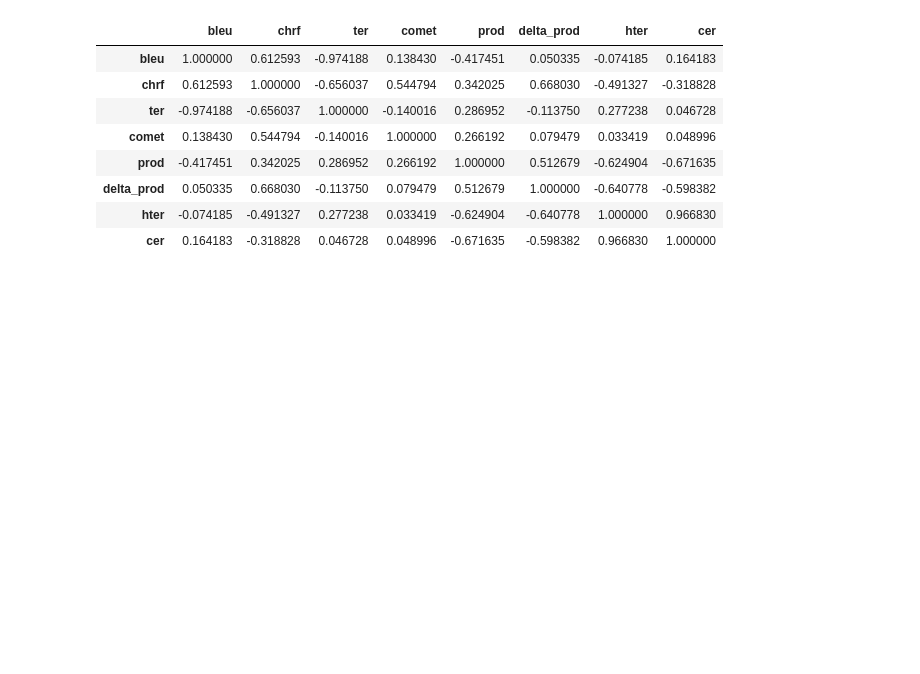
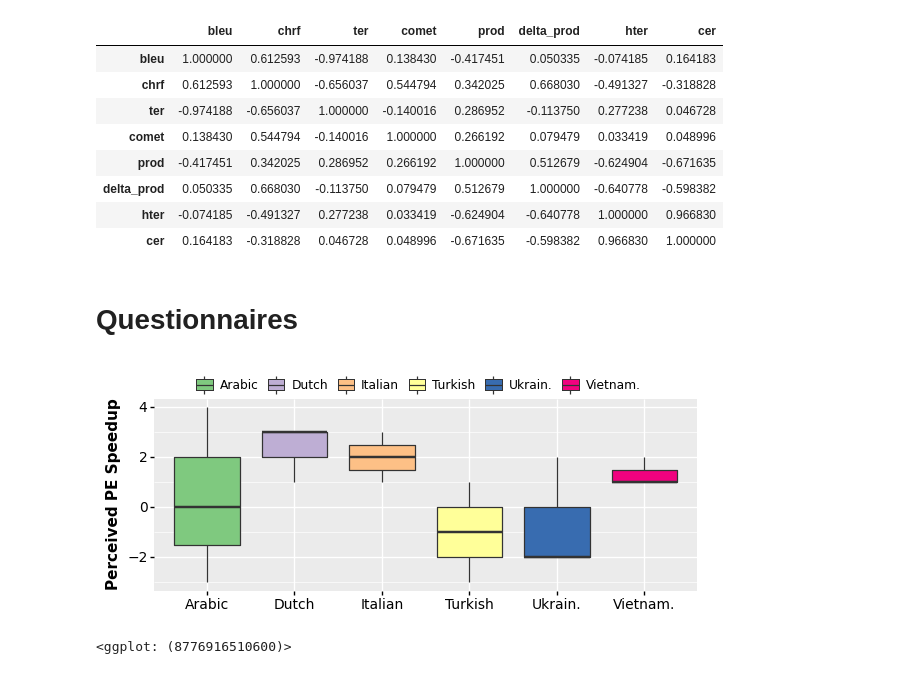
Before and after one commit to gsarti/divemt, a Jupyter notebook: notebooks/analysis.ipynb, the cells around one changed output. Drawn from its saved outputs; the diff is of its cells as text; code cells hidden in the pictures; blank space fills up the shorter version.

Commit message:
Added post-task plot and correlation

```diff
--- a/notebooks/analysis.ipynb
+++ b/notebooks/analysis.ipynb
@@ -519,3 +519,56 @@ df_mbart.corr()
 | delta_prod | 0.050335 | 0.668030 | -0.113750 | 0.079479 | 0.512679 | 1.000000 | -0.640778 | -0.598382 |
 | hter | -0.074185 | -0.491327 | 0.277238 | 0.033419 | -0.624904 | -0.640778 | 1.000000 | 0.966830 |
 | cer | 0.164183 | -0.318828 | 0.046728 | 0.048996 | -0.671635 | -0.598382 | 0.966830 | 1.000000 |
+# %% [markdown]
+# Questionnaires
+# %%
+import pandas as pd
+
+pre = pd.read_csv("../data/questionnaire/pre_task.tsv", sep="\t")
+post = pd.read_csv("../data/questionnaire/post_task.tsv", sep="\t")
+# %%
+from plotnine import guide_legend, guides
+
+post["mt_rank_speed_diff"] = post["mt_rank_speed_pe"] - post["mt_rank_speed_ht"]
+
+post_melted_temp = pd.melt(
+    post,
+    id_vars=['lang_id'],
+    value_vars=['mt_rank_speed_diff'],
+    var_name="modality",
+    value_name="temporal_effort"
+)
+post_melted_temp["lang_id"] = post_melted_temp["lang_id"].map(
+    {'ara': 'Arabic', 'ita': 'Italian', 'nld': 'Dutch', 'tur': 'Turkish', 'ukr': 'Ukrain.', 'vie': 'Vietnam.'}
+)
+post_melted_temp["modality"] = post_melted_temp["modality"].map(
+    {'mt_rank_speed_diff': 'Speed Increase'}
+)
+
+plot2 = (
+    ggplot(
+        post_melted_temp, aes("lang_id", "temporal_effort", fill="lang_id")
+    )
+    + geom_boxplot()
+    + xlab("Setting")
+    + ylab("Perceived PE Speedup")
+    + theme(
+        legend_position=(0.50, 0.935),
+        legend_direction="horizontal",
+        legend_box_spacing=0.05,
+        legend_key=element_blank(),
+        axis_text_x=element_text(colour="black", size=10),
+        axis_text_y=element_text(colour="black", size=10),
+        figure_size=(7,2.5),
+        axis_title_y=element_text(size=11, face="bold", colour="black"),
+        axis_title_x=element_blank(),
+        legend_title=element_blank(),
+        legend_box_margin=0.15,
+    )
+    + scale_fill_brewer(type="qual", palette="Accent", name="Language")
+    + guides(fill = guide_legend(nrow=1))
+)
+plot2
+# %% [output]
+[figure, added]
+<ggplot: (8776916510600)>
```
Also changed, not shown: parts of 2 cells of this notebook.
